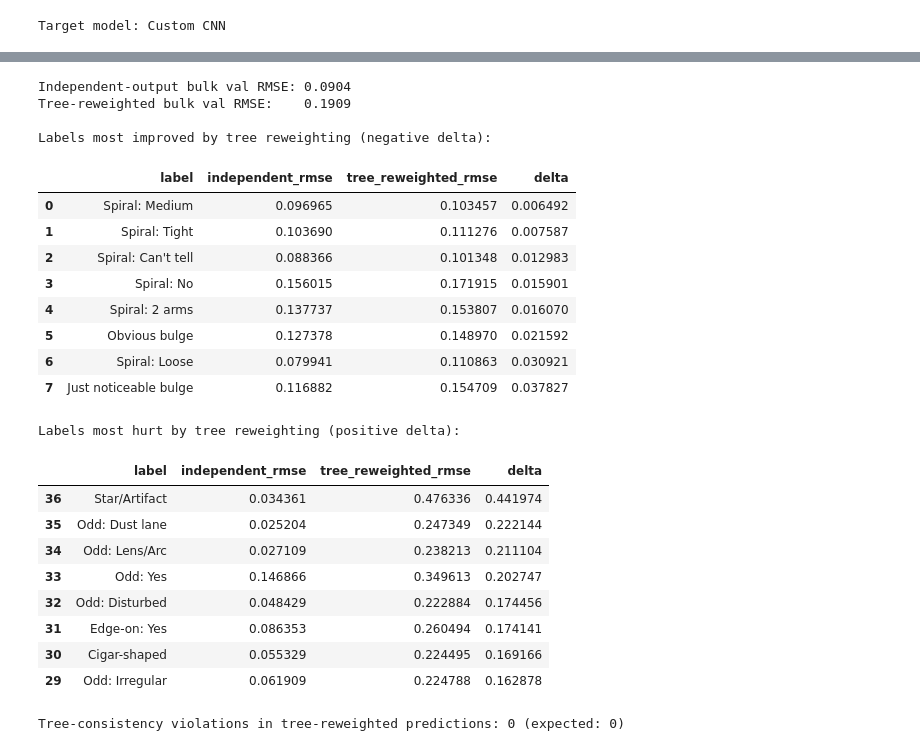
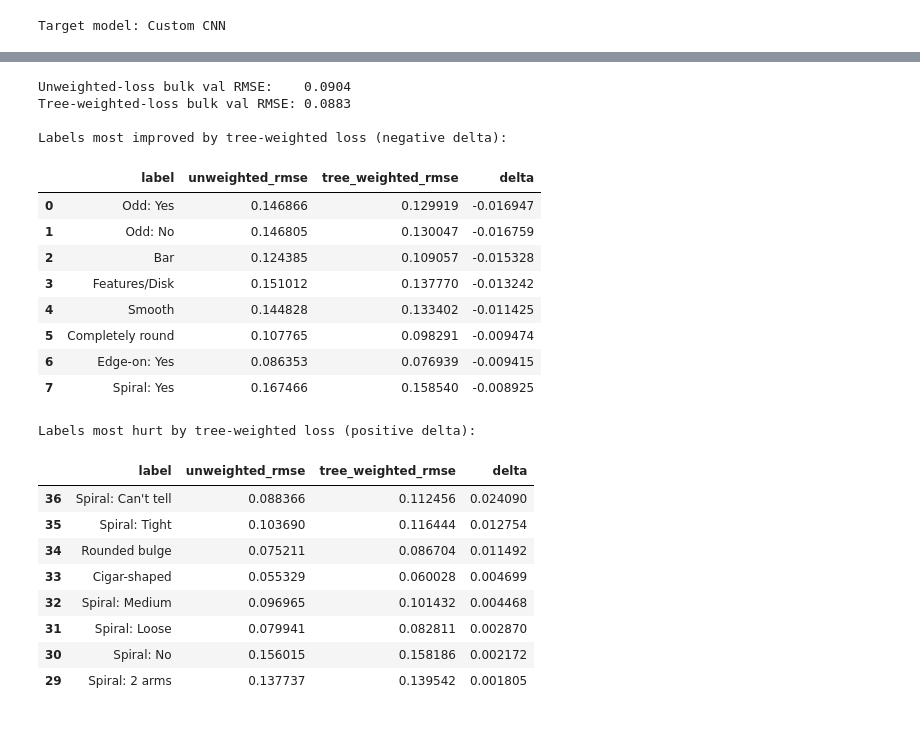
Before and after one commit to raw-asparagus/ay-128, a Jupyter notebook: labs/03/05c-class-weighted-loss.ipynb, the cells around one changed output, grey strips where cells are left out. Cells and saved outputs as stored; diff of their text form; code cells hidden in the pictures.

```diff
--- a/labs/03/05c-class-weighted-loss.ipynb
+++ b/labs/03/05c-class-weighted-loss.ipynb
@@ -364,66 +274,57 @@ We compare the per-label validation RMSE of the independent-output augmented mod
 # %%
 from ugdatalab.methods.neural_network.cnn import predict_cnn
 from ugdatalab.models.galaxy_zoo.constants import LABEL_DESCRIPTIVE
 
 # val_batches reused from training cell above.
+# Both models share the same Custom CNN architecture; only the training loss differed.
 
-# Independent-output augmented model from NB 05b
+# Unweighted-loss model (NB 05b best augmented model)
 std_model = build_best_model()
 std_model.load_state_dict(torch.load("artifacts/best_augmented.pt", map_location=DEVICE))
 std_pred = predict_cnn(std_model, val_batches)
 
-# Tree-reweighted model — wrap then load
-cw_model = TreeReweightedCNN(build_best_model())
+# Tree-weighted-loss model trained in this notebook
+cw_model = build_best_model()
 cw_model.load_state_dict(cw_result.model_state)
 cw_pred = predict_cnn(cw_model, val_batches)
 
 std_rmse = np.sqrt(((std_pred - val_labels) ** 2).mean(axis=0))
 cw_rmse = np.sqrt(((cw_pred - val_labels) ** 2).mean(axis=0))
 
 comparison = pd.DataFrame({
     "label": [LABEL_DESCRIPTIVE[c] for c in LABEL_COLUMNS],
-    "independent_rmse": std_rmse,
-    "tree_reweighted_rmse": cw_rmse,
+    "unweighted_rmse": std_rmse,
+    "tree_weighted_rmse": cw_rmse,
     "delta": cw_rmse - std_rmse,
 }).sort_values("delta").reset_index(drop=True)
 
-print(f"Independent-output bulk val RMSE: {std_rmse.mean():.4f}")
-print(f"Tree-reweighted bulk val RMSE:    {cw_rmse.mean():.4f}")
-print("\nLabels most improved by tree reweighting (negative delta):")
+print(f"Unweighted-loss bulk val RMSE:    {std_rmse.mean():.4f}")
+print(f"Tree-weighted-loss bulk val RMSE: {cw_rmse.mean():.4f}")
+print("\nLabels most improved by tree-weighted loss (negative delta):")
 display(comparison.head(8))
-print("\nLabels most hurt by tree reweighting (positive delta):")
+print("\nLabels most hurt by tree-weighted loss (positive delta):")
 display(comparison.tail(8).iloc[::-1])
-
-# Tree-consistency audit on the actual predictions
-violations = 0
-for j, parents_j in enumerate(parent_indices):
-    if not parents_j:
-        continue
-    parent_total = sum(cw_pred[:, p] for p in parents_j)
-    violations += int((cw_pred[:, j] > parent_total + 1e-6).sum())
-print(f"\nTree-consistency violations in tree-reweighted predictions: {violations} (expected: 0)")
 # %% [output]
-Independent-output bulk val RMSE: 0.0904
-Tree-reweighted bulk val RMSE:    0.1909
+Unweighted-loss bulk val RMSE:    0.0904
+Tree-weighted-loss bulk val RMSE: 0.0883
 
-Labels most improved by tree reweighting (negative delta):
+Labels most improved by tree-weighted loss (negative delta):
-|  | label | independent_rmse | tree_reweighted_rmse | delta |
-| 0 | Spiral: Medium | 0.096965 | 0.103457 | 0.006492 |
-| 1 | Spiral: Tight | 0.103690 | 0.111276 | 0.007587 |
-| 2 | Spiral: Can't tell | 0.088366 | 0.101348 | 0.012983 |
-| 3 | Spiral: No | 0.156015 | 0.171915 | 0.015901 |
-| 4 | Spiral: 2 arms | 0.137737 | 0.153807 | 0.016070 |
-| 5 | Obvious bulge | 0.127378 | 0.148970 | 0.021592 |
-| 6 | Spiral: Loose | 0.079941 | 0.110863 | 0.030921 |
-| 7 | Just noticeable bulge | 0.116882 | 0.154709 | 0.037827 |
+|  | label | unweighted_rmse | tree_weighted_rmse | delta |
+| 0 | Odd: Yes | 0.146866 | 0.129919 | -0.016947 |
+| 1 | Odd: No | 0.146805 | 0.130047 | -0.016759 |
+| 2 | Bar | 0.124385 | 0.109057 | -0.015328 |
+| 3 | Features/Disk | 0.151012 | 0.137770 | -0.013242 |
+| 4 | Smooth | 0.144828 | 0.133402 | -0.011425 |
+| 5 | Completely round | 0.107765 | 0.098291 | -0.009474 |
+| 6 | Edge-on: Yes | 0.086353 | 0.076939 | -0.009415 |
+| 7 | Spiral: Yes | 0.167466 | 0.158540 | -0.008925 |
-Labels most hurt by tree reweighting (positive delta):
+Labels most hurt by tree-weighted loss (positive delta):
-|  | label | independent_rmse | tree_reweighted_rmse | delta |
-| 36 | Star/Artifact | 0.034361 | 0.476336 | 0.441974 |
-| 35 | Odd: Dust lane | 0.025204 | 0.247349 | 0.222144 |
-| 34 | Odd: Lens/Arc | 0.027109 | 0.238213 | 0.211104 |
-| 33 | Odd: Yes | 0.146866 | 0.349613 | 0.202747 |
-| 32 | Odd: Disturbed | 0.048429 | 0.222884 | 0.174456 |
-| 31 | Edge-on: Yes | 0.086353 | 0.260494 | 0.174141 |
-| 30 | Cigar-shaped | 0.055329 | 0.224495 | 0.169166 |
-| 29 | Odd: Irregular | 0.061909 | 0.224788 | 0.162878 |
+|  | label | unweighted_rmse | tree_weighted_rmse | delta |
+| 36 | Spiral: Can't tell | 0.088366 | 0.112456 | 0.024090 |
+| 35 | Spiral: Tight | 0.103690 | 0.116444 | 0.012754 |
+| 34 | Rounded bulge | 0.075211 | 0.086704 | 0.011492 |
+| 33 | Cigar-shaped | 0.055329 | 0.060028 | 0.004699 |
+| 32 | Spiral: Medium | 0.096965 | 0.101432 | 0.004468 |
+| 31 | Spiral: Loose | 0.079941 | 0.082811 | 0.002870 |
+| 30 | Spiral: No | 0.156015 | 0.158186 | 0.002172 |
+| 29 | Spiral: 2 arms | 0.137737 | 0.139542 | 0.001805 |
-Tree-consistency violations in tree-reweighted predictions: 0 (expected: 0)
```
Also changed, not shown: parts of 10 cells of this notebook, 12 other files.
